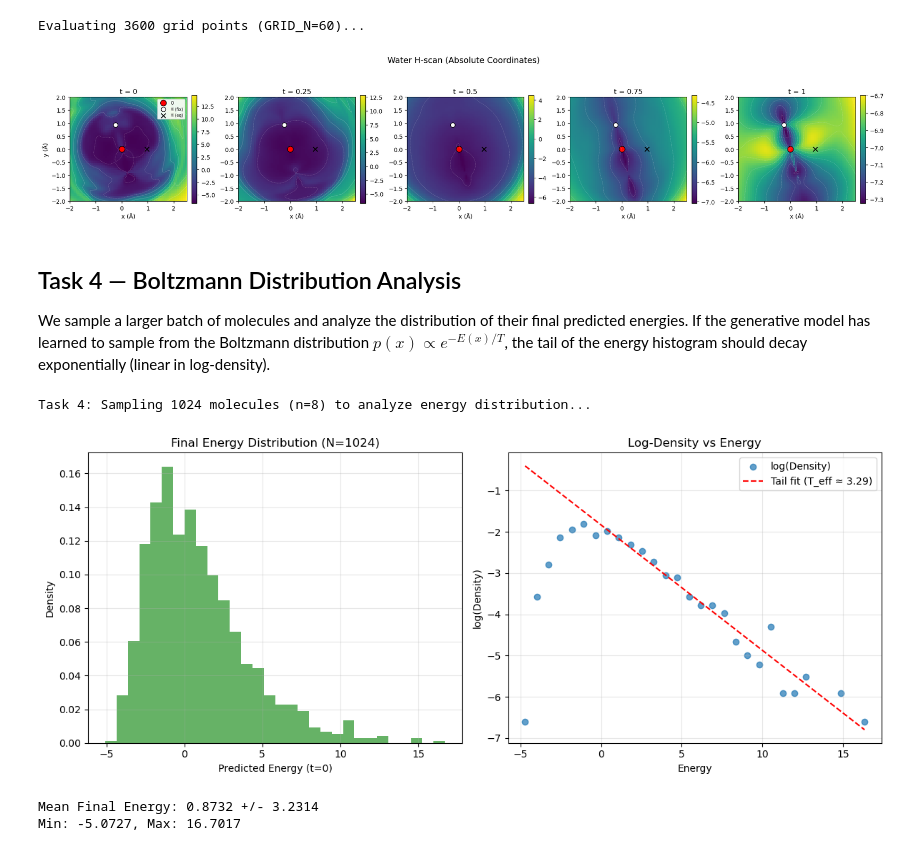
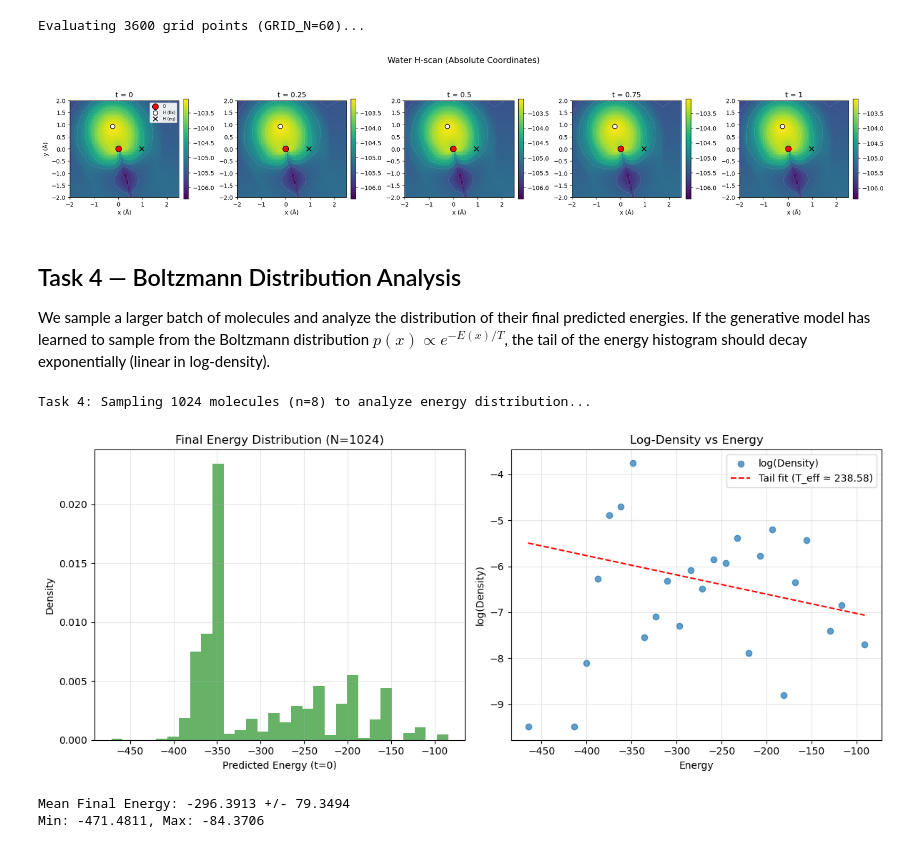
Before and after one commit to maximoffdev/DrugFlow, a Jupyter notebook: notebooks/energy_force_diffusion_tasks.ipynb, the cells around one changed output. Drawn from its saved outputs; the diff is of its cells as text; code cells hidden in the pictures.

```diff
--- a/notebooks/energy_force_diffusion_tasks.ipynb
+++ b/notebooks/energy_force_diffusion_tasks.ipynb
@@ -18,7 +18,7 @@ from torch_scatter import scatter_mean
 from src.model.energy_force_diffusion import EnergyForceDiffusion
 
 # ---- User config ----
-CKPT = "/home/iwe67/PycharmProjects/DrugFlow/runs/energy_force_qm9_curated_hjb_fm_woE_leipzighpc_270126/checkpoints/val_loss/epoch_0222_loss_7.165.ckpt"
+CKPT = "/home/iwe67/PycharmProjects/DrugFlow/runs/energy_force_qm9_dresden_280126_hjb_e_fm/checkpoints/val_loss/epoch_0688_loss_15.170.ckpt"
 OUTDIR = Path("examples/notebook_outputs")
 OUTDIR.mkdir(parents=True, exist_ok=True)
 
@@ -299,10 +350,16 @@ This uses the same sampling loop as `EnergyForceDiffusion.sample_ligand`, and wr
 # %%
 # Sample 1 molecule (adjust NUM_NODES / TIMESTEPS as desired)
 N_SAMPLES = 1
-NUM_NODES = 10
+NUM_NODES = 5
 TIMESTEPS = 100
 FORCE_STEPS = 0
 TEMPERATURE = None  # set e.g. 1.0 to override
+
+# Atom Type Distribution (Prior)
+# You can specify a custom ratio string or use 'uniform'.
+# The string format must be "Element:Element... (optional)=Prob:Prob..."
+ATOM_TYPE_PRIOR = "H:C:N:O:F (fractions)=0.5109:0.3516:0.0580:0.0781:0.0014"
+# ATOM_TYPE_PRIOR = "uniform"
 
 batch = sample_ligand_with_energy_trace(
     model,
@@ -311,6 +368,7 @@ batch = sample_ligand_with_energy_trace(
     timesteps=TIMESTEPS,
     temperature=TEMPERATURE,
     force_steps=FORCE_STEPS,
+    atom_type_prior=ATOM_TYPE_PRIOR,
     x_sampler='ode',
     h_sampler='markov_bridge',
 )
@@ -467,7 +525,7 @@ for ax, tval in zip(axes, TS):
 plt.suptitle('Water H-scan (Absolute Coordinates)', y=1.05, fontsize=14)
 plt.show()
 # %% [output]
-[figure, old version]
+[figure, new version]
 # %% [markdown]
 ## Task 4 — Boltzmann Distribution Analysis
 We sample a larger batch of molecules and analyze the distribution of their final predicted energies. If the generative model has learned to sample from the Boltzmann distribution $p(x) \propto e^{-E(x)/T}$, the tail of the energy histogram should decay exponentially (linear in log-density).
@@ -487,6 +545,7 @@ batch_t4 = sample_ligand_with_energy_trace(
     num_nodes=T4_NUM_NODES,
     timesteps=T4_TIMESTEPS,
     temperature=T4_TEMPERATURE,
+    atom_type_prior=ATOM_TYPE_PRIOR,
     x_sampler='ode',
     h_sampler='markov_bridge',
 )
@@ -528,33 +587,33 @@ plt.grid(True, alpha=0.3)
 # log P(E) vs E should be linear with slope -1/T for high E (ignoring DOS effects).
 plt.subplot(1, 2, 2)
 # Filter bins with non-zero counts
 valid = counts > 0
 log_counts = np.log(counts[valid])
 valid_centers = bin_centers[valid]
 
 plt.scatter(valid_centers, log_counts, alpha=0.7, label='log(Density)')
 
 # Simple linear fit to the tail (e.g. above median energy) to estimate effective T
 median_E = np.median(final_energies)
 tail_mask = valid_centers > median_E
 if tail_mask.sum() > 2:
     slope, intercept = np.polyfit(valid_centers[tail_mask], log_counts[tail_mask], 1)
     T_est = -1.0 / slope
     plt.plot(valid_centers, slope * valid_centers + intercept, 'r--', label=f'Tail fit (T_eff ≈ {T_est:.2f})')
 
 plt.title('Log-Density vs Energy')
 plt.xlabel('Energy')
 plt.ylabel('log(Density)')
 plt.legend()
 plt.grid(True, alpha=0.3)
 
 plt.tight_layout()
 plt.show()
 
 print(f"Mean Final Energy: {np.mean(final_energies):.4f} +/- {np.std(final_energies):.4f}")
 print(f"Min: {np.min(final_energies):.4f}, Max: {np.max(final_energies):.4f}")
 # %% [output]
 Task 4: Sampling 1024 molecules (n=8) to analyze energy distribution...
-[figure, old version]
+[figure, new version]
-Mean Final Energy: 0.8732 +/- 3.2314
-Min: -5.0727, Max: 16.7017
+Mean Final Energy: -296.3913 +/- 79.3494
+Min: -471.4811, Max: -84.3706
```
Also changed, not shown: parts of 6 cells of this notebook, 6 other files.
